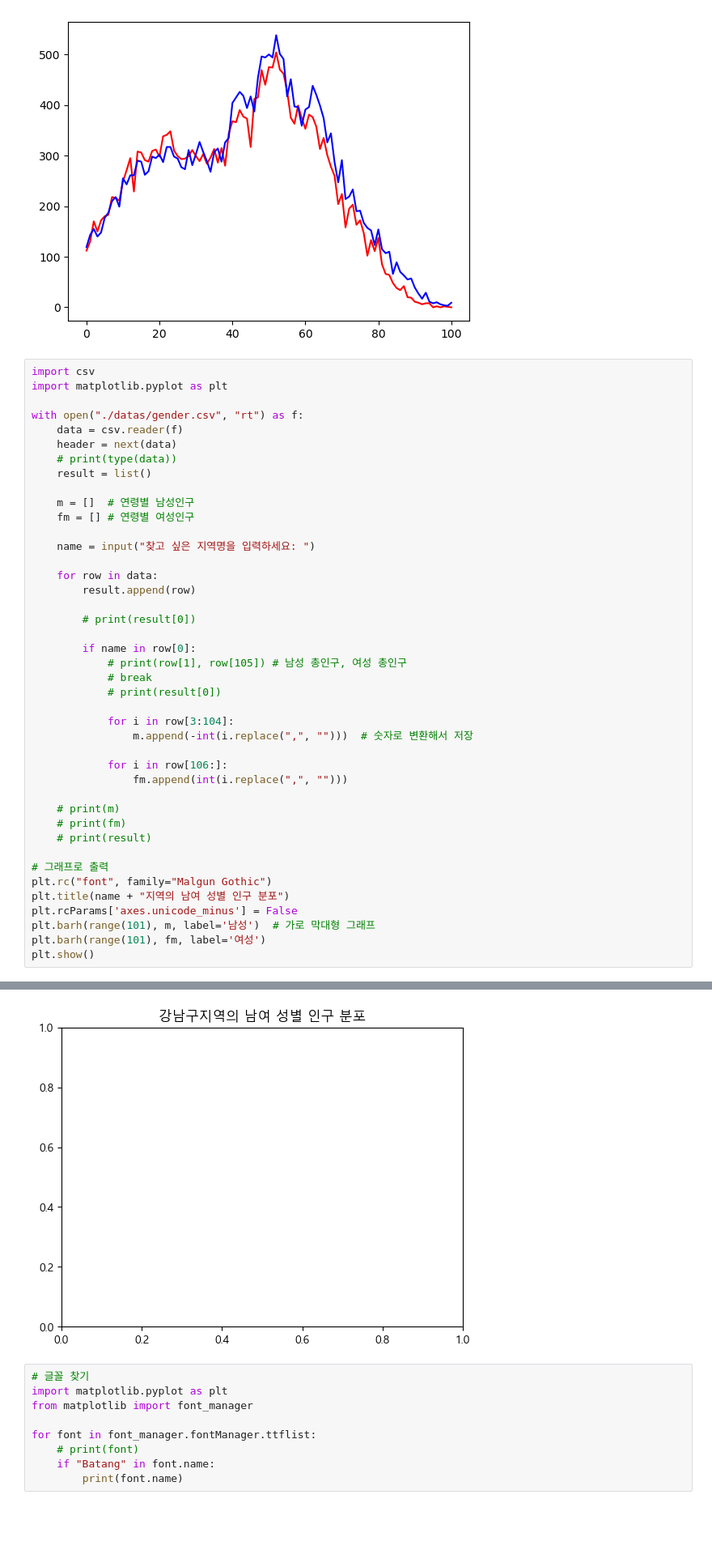
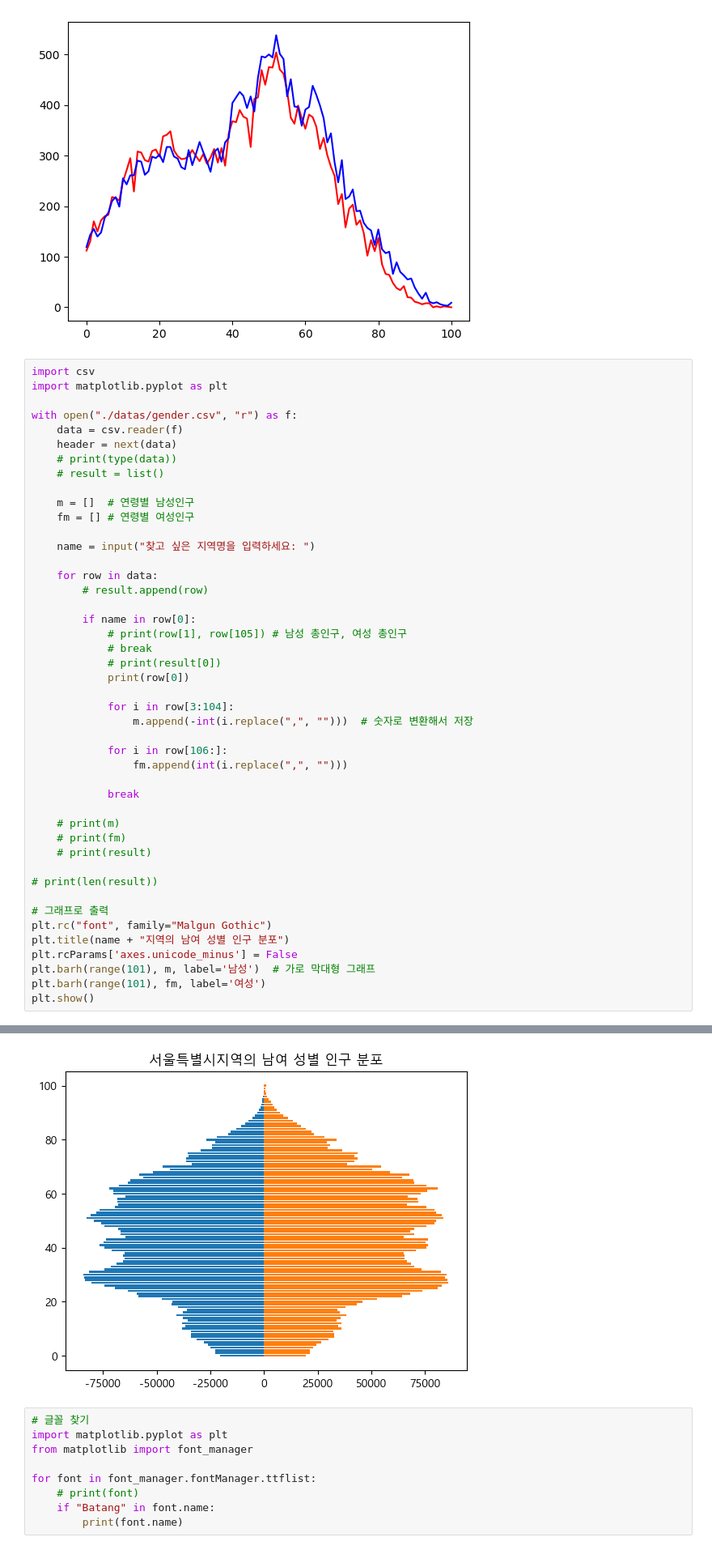
Before and after one commit to pshho/anaconda, a Jupyter notebook: green_data/population2.ipynb, the cells around one changed output, grey strips where cells are left out. Shown: that part at 81% size. Cells and saved outputs as stored; diff of their text form; blank space fills up the shorter version.

```diff
--- a/green_data/population2.ipynb
+++ b/green_data/population2.ipynb
@@ -40,11 +40,11 @@ plt.show
 import csv
 import matplotlib.pyplot as plt
 
-with open("./datas/gender.csv", "rt") as f:
+with open("./datas/gender.csv", "r") as f:
     data = csv.reader(f)
     header = next(data)
     # print(type(data))
-    result = list()
+    # result = list()
 
     m = []  # 연령별 남성인구
     fm = [] # 연령별 여성인구
@@ -52,14 +52,13 @@ with open("./datas/gender.csv", "rt") as f:
     name = input("찾고 싶은 지역명을 입력하세요: ")
 
     for row in data:
-        result.append(row)
-
-        # print(result[0])
+        # result.append(row)
 
         if name in row[0]:
             # print(row[1], row[105]) # 남성 총인구, 여성 총인구
             # break
             # print(result[0])
+            print(row[0])
 
             for i in row[3:104]:
                 m.append(-int(i.replace(",", "")))  # 숫자로 변환해서 저장
@@ -67,9 +66,13 @@ with open("./datas/gender.csv", "rt") as f:
             for i in row[106:]:
                 fm.append(int(i.replace(",", "")))
 
+            break
+
     # print(m)
     # print(fm)
     # print(result)
+
+# print(len(result))
 
 # 그래프로 출력
 plt.rc("font", family="Malgun Gothic")
@@ -84,4 +87,4 @@ ValueError: shape mismatch: objects cannot be broadcast to a single shape.  Mism
-[figure, old version]
+[figure, new version]
 # %%
 # 글꼴 찾기
 import matplotlib.pyplot as plt
```
Also changed, not shown: parts of 1 cell of this notebook.
